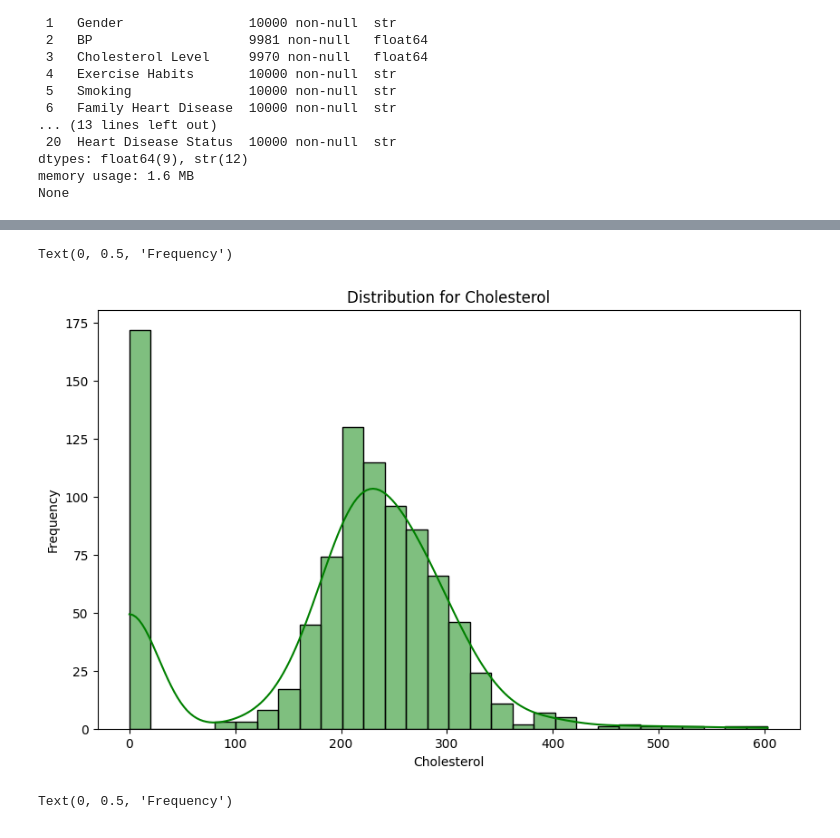
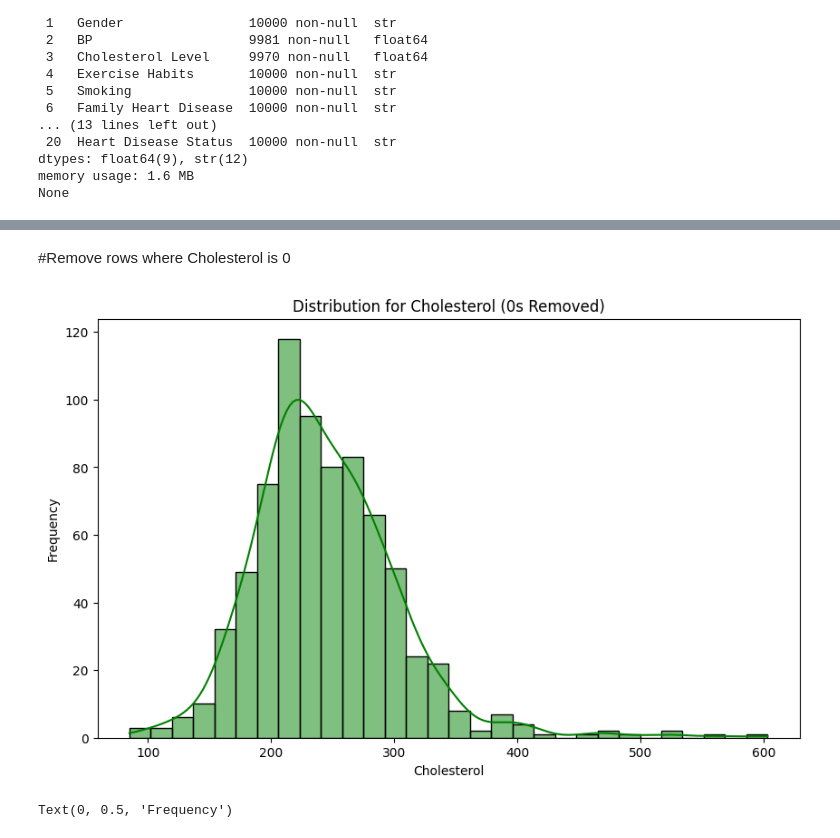
Before and after one commit to nehnehus/heart_failure_dataset, a Jupyter notebook: Notebooks/heart_failure.ipynb, the cells around one changed output, grey strips where cells are left out. Cells and saved outputs as stored; diff of their text form; code cells hidden in the pictures.

```diff
--- a/Notebooks/heart_failure.ipynb
+++ b/Notebooks/heart_failure.ipynb
@@ -548,0 +584,8 @@ None
+# %%
+def label_bp(trestbps):
+    if trestbps < 120:
+        return 'Normal'
+    elif trestbps < 140:
+        return 'Hypertension Stage 1'
+    else:
+        return 'Hypertension Stage 2'
@@ -548,0 +594,3 @@ None
+# %%
+heart_failure['age_category'] = heart_failure['Age'].apply(categorize_age)
+heart_failure['bp_status'] = heart_failure['RestingBP'].apply(label_bp)
@@ -548,0 +599,2 @@ None
+# %%
+heart_failure['high_chol_flag'] = heart_failure['Cholesterol'].apply(lambda x: 1 if x > 240 else 0)
@@ -549,13 +624,18 @@ None
+# %% [markdown]
+#Remove rows where Cholesterol is 0
+# %%
+
+cholesterol_data = heart_failure[heart_failure['Cholesterol'] != 0]['Cholesterol']
 # %%
 #Histogram chart of Cholesterol on heart_failure df
 plt.figure(figsize=(10,6))
-sns.histplot(heart_failure['Cholesterol'],bins=30, kde=True, color='green')
-plt.title('Distribution for Cholesterol')
+sns.histplot(cholesterol_data, bins=30, kde=True, color='green')
+plt.title('Distribution for Cholesterol (0s Removed)')
 plt.xlabel('Cholesterol')
 plt.ylabel('Frequency')
+plt.show()
 # %% [output]
-Text(0, 0.5, 'Frequency')
-[figure, old version]
+[figure, new version]
 # %%
 #Histogram chart of Cholesterol on heart_disease df
 plt.figure(figsize=(10,6))
```
Also changed, not shown: parts of 48 cells of this notebook, 8 other files.
